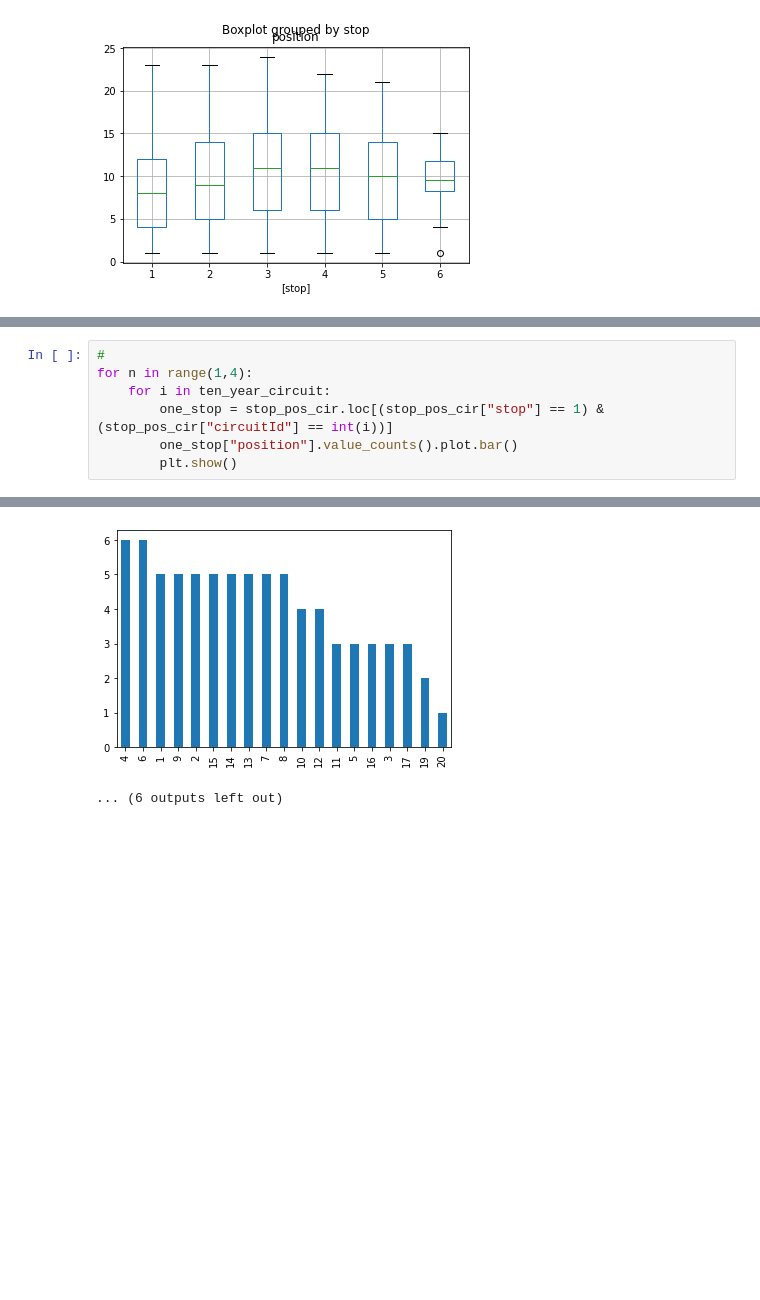
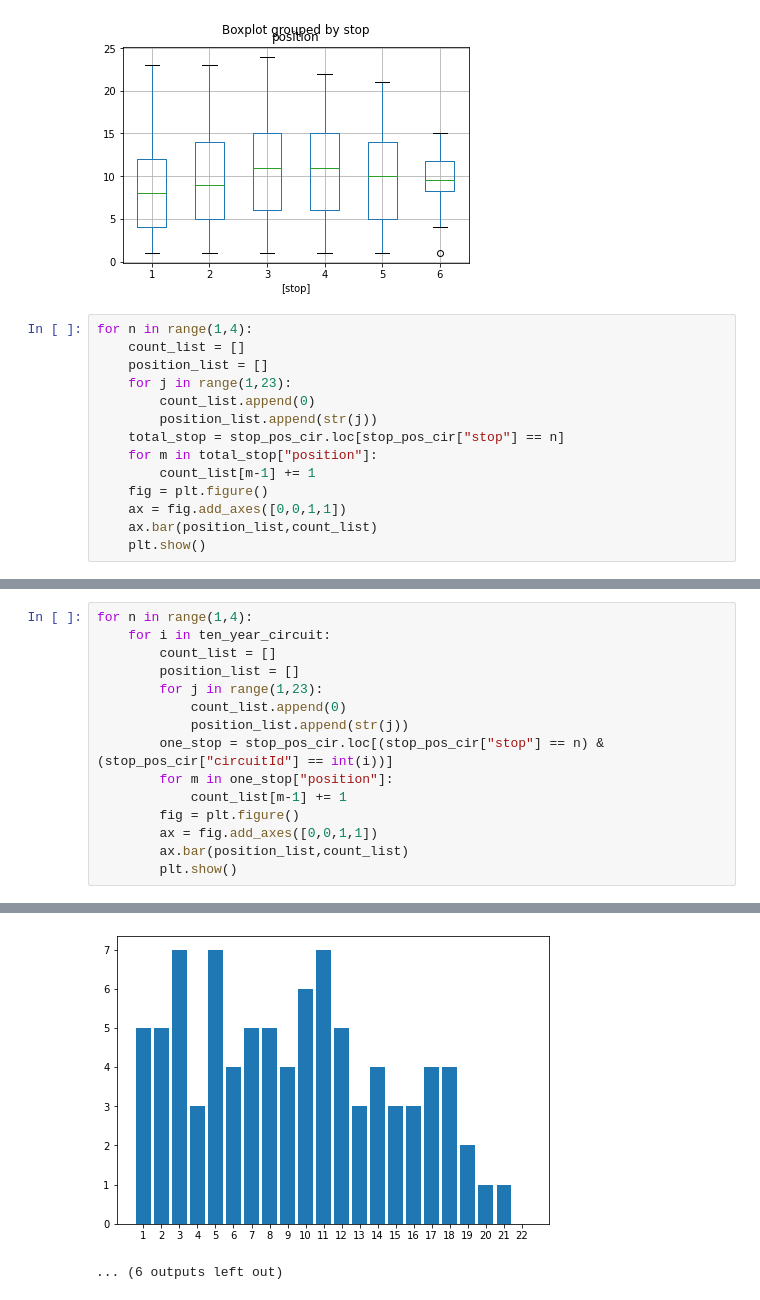
Before and after one commit to diao1010/2021_Spring_finals, a Jupyter notebook: hypothesis1.ipynb, the cells around one changed output, grey strips where cells are left out. Cells and saved outputs as stored; diff of their text form; blank space fills up the shorter version.

Commit message:
change bar charts of hypothesis1

```diff
--- a/hypothesis1.ipynb
+++ b/hypothesis1.ipynb
@@ -30,3 +30,17 @@ result_stop.boxplot(by="stop")
 # %% [output]
 <AxesSubplot:title={'center':'position'}, xlabel='[stop]'>
 [figure]
+# %%
+for n in range(1,4):
+    count_list = []
+    position_list = []
+    for j in range(1,23):
+        count_list.append(0)
+        position_list.append(str(j))
+    total_stop = stop_pos_cir.loc[stop_pos_cir["stop"] == n]
+    for m in total_stop["position"]:
+        count_list[m-1] += 1
+    fig = plt.figure()
+    ax = fig.add_axes([0,0,1,1])
+    ax.bar(position_list,count_list)
+    plt.show()
@@ -33,8 +51,16 @@ result_stop.boxplot(by="stop")
 # %%
-#
 for n in range(1,4):
     for i in ten_year_circuit:
-        one_stop = stop_pos_cir.loc[(stop_pos_cir["stop"] == 1) & (stop_pos_cir["circuitId"] == int(i))]
-        one_stop["position"].value_counts().plot.bar()
+        count_list = []
+        position_list = []
+        for j in range(1,23):
+            count_list.append(0)
+            position_list.append(str(j))
+        one_stop = stop_pos_cir.loc[(stop_pos_cir["stop"] == n) & (stop_pos_cir["circuitId"] == int(i))]
+        for m in one_stop["position"]:
+            count_list[m-1] += 1
+        fig = plt.figure()
+        ax = fig.add_axes([0,0,1,1])
+        ax.bar(position_list,count_list)
         plt.show()
 # %% [output]
@@ -52,2 +78,2 @@ for n in range(1,4):
-[figure, old version]
+[figure, new version]
 ... (6 outputs left out)
```
Also changed, not shown: parts of 2 cells of this notebook, 2 other files.
